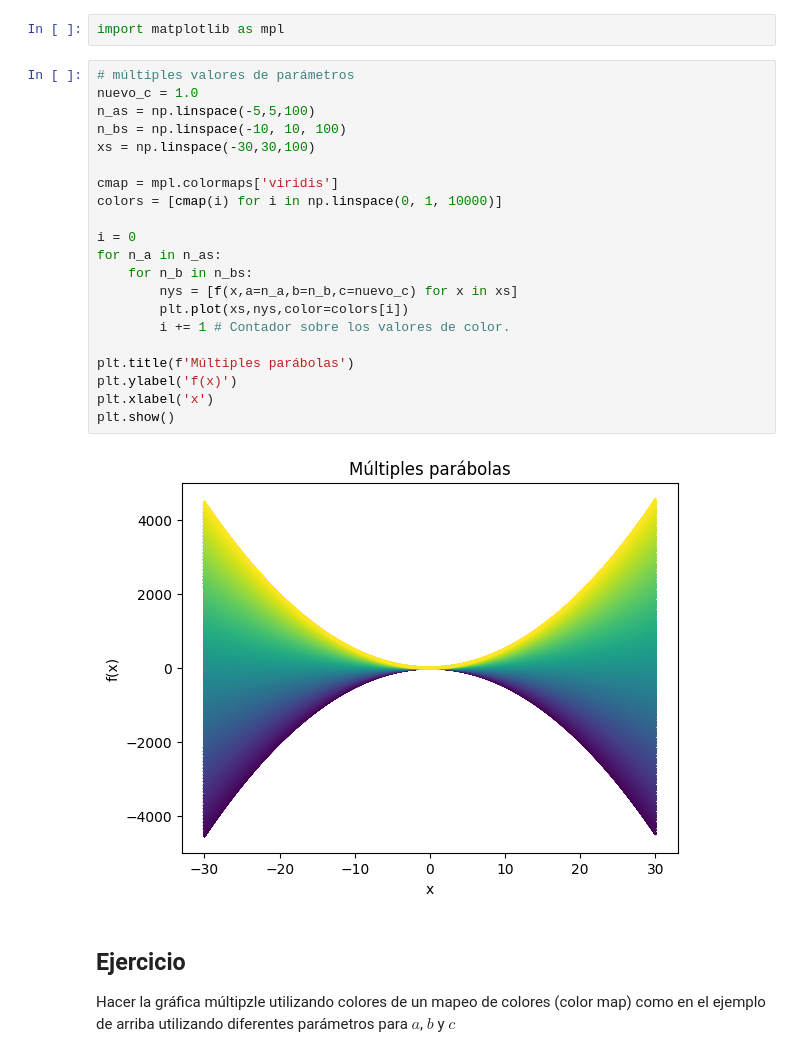
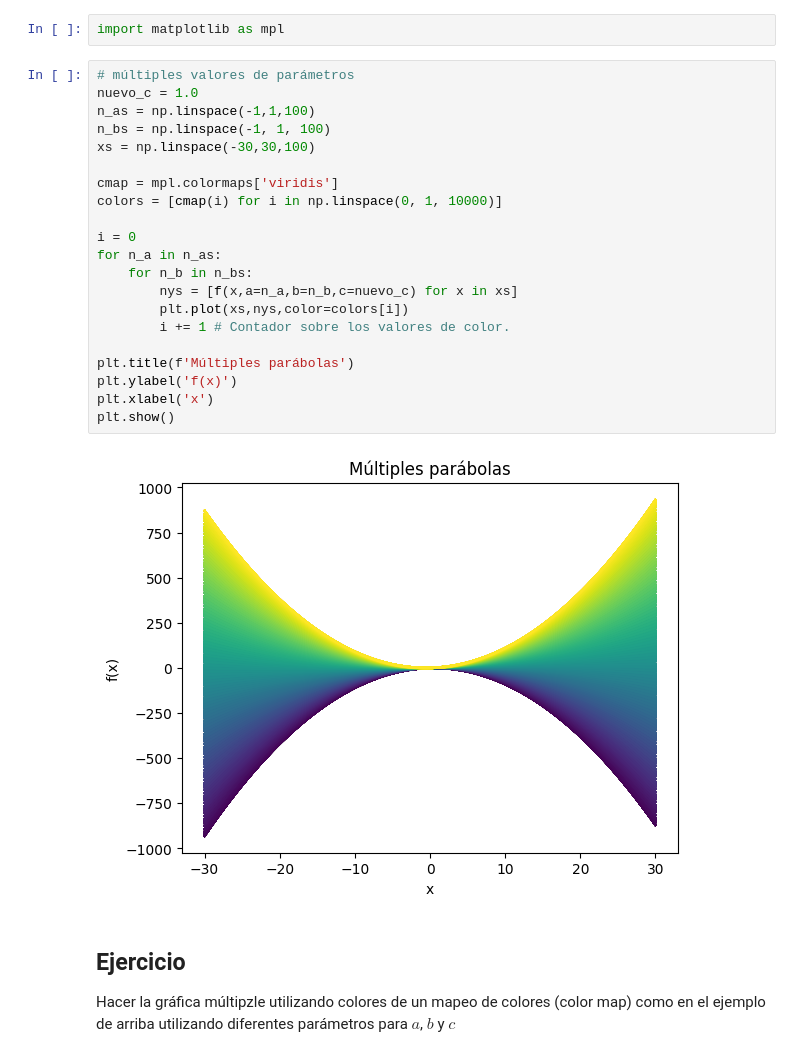
Before and after one commit to molgor/THC-FC-UNAM, a Jupyter notebook: docs/clases/mod2_python_funciones_clases.ipynb, the cells around one changed output. Cells and saved outputs as stored; diff of their text form.

```diff
--- a/docs/clases/mod2_python_funciones_clases.ipynb
+++ b/docs/clases/mod2_python_funciones_clases.ipynb
@@ -143,26 +143,26 @@ import matplotlib as mpl
 # %%
 # múltiples valores de parámetros
 nuevo_c = 1.0
-n_as = np.linspace(-5,5,100)
-n_bs = np.linspace(-10, 10, 100)
+n_as = np.linspace(-1,1,100)
+n_bs = np.linspace(-1, 1, 100)
 xs = np.linspace(-30,30,100)
 
 cmap = mpl.colormaps['viridis']
 colors = [cmap(i) for i in np.linspace(0, 1, 10000)]
 
 i = 0
 for n_a in n_as:
     for n_b in n_bs:
         nys = [f(x,a=n_a,b=n_b,c=nuevo_c) for x in xs]
         plt.plot(xs,nys,color=colors[i])
         i += 1 # Contador sobre los valores de color.
 
 plt.title(f'Múltiples parábolas')
 plt.ylabel('f(x)')
 plt.xlabel('x')
 plt.show()
 # %% [output]
-[figure, old version]
+[figure, new version]
 # %% [markdown]
 ## Ejercicio
 
```
Also changed, not shown: parts of 2 cells of this notebook, 2 other files.
